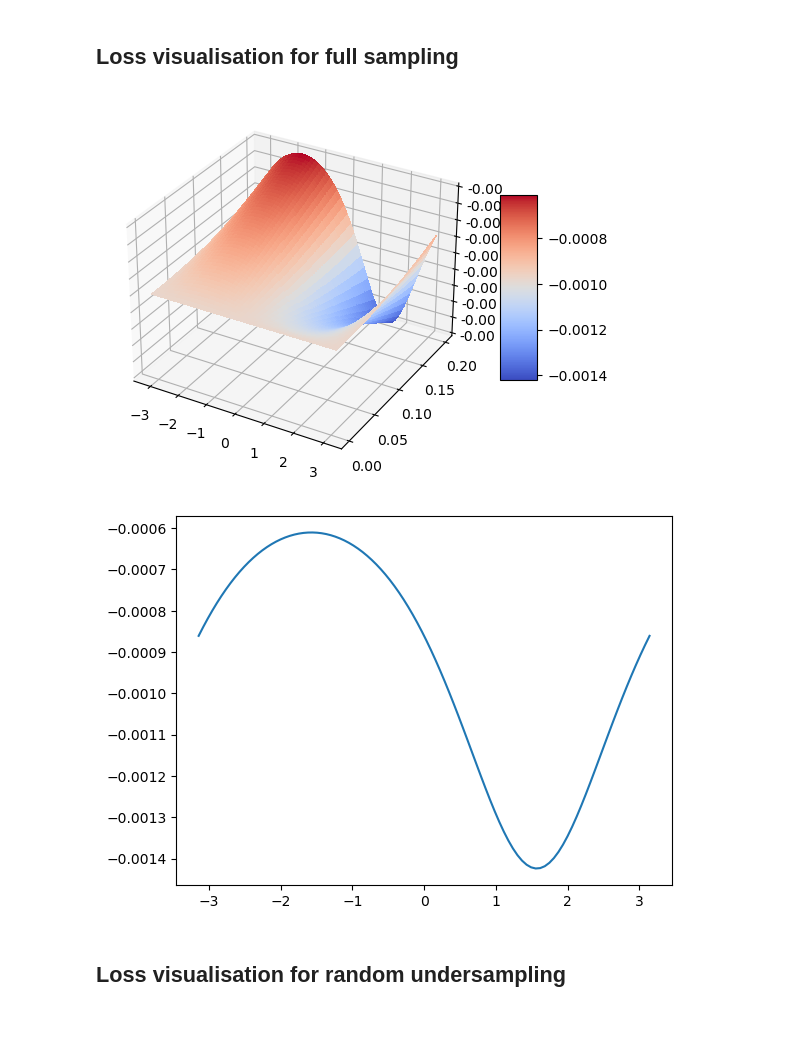
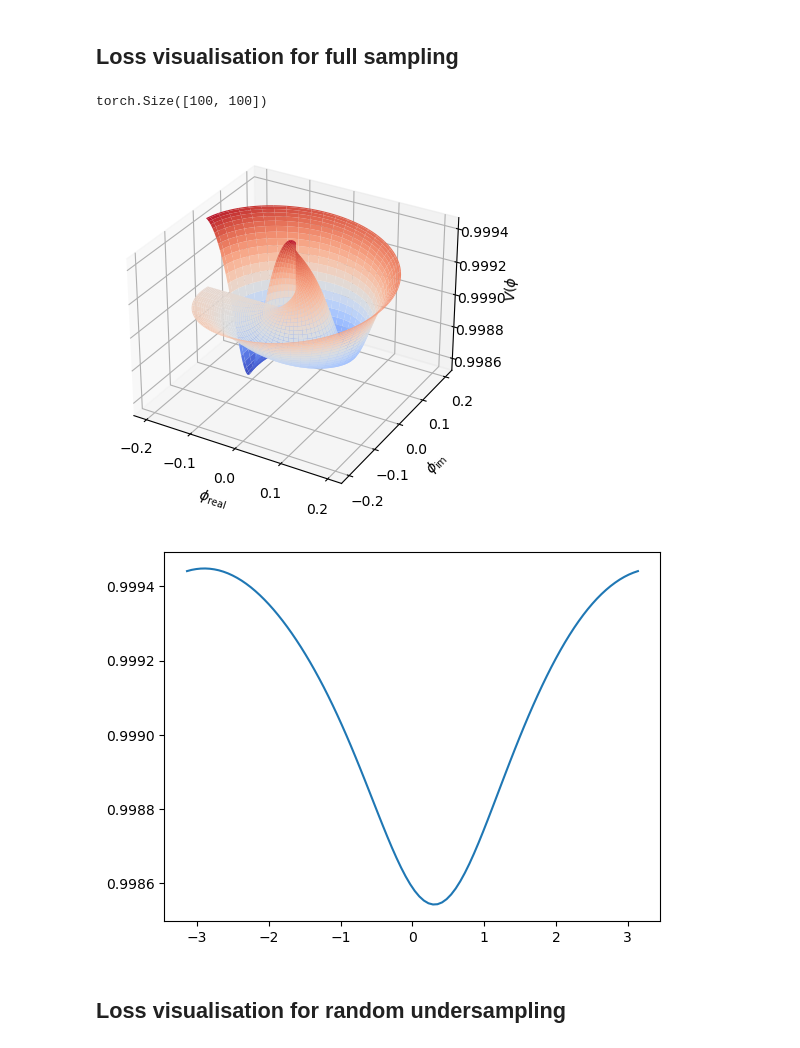
Before and after one commit to tezabhamidi/lfm-gradient-descent, a Jupyter notebook: loss_visualisation.ipynb, the cells around one changed output. Saved outputs shown, nothing was run; the diff lists cells and outputs as text; code cells hidden in the pictures.

Commit message:
Polar plot, mixing loss added

```diff
--- a/loss_visualisation.ipynb
+++ b/loss_visualisation.ipynb
@@ -41,57 +41,88 @@ def complex_oscillator_exp(
         y = y.sum(dim=-2)
 
     return y
+
+def mseloss(predicted_signal,target_signal):
+    criterion = torch.nn.MSELoss()
+    loss = criterion(torch.real(predicted_signal), torch.real(target_signal)) + criterion(torch.imag(predicted_signal), torch.imag(target_signal))-1
+    return loss
+
+def mixingloss(predicted_signal,target_signal):
+    criterion = torch.nn.MSELoss()
+    mixed_signal = predicted_signal * (1/target_signal)
+    loss = criterion(torch.real(mixed_signal),torch.ones(target_signal.shape)) + criterion(torch.imag(mixed_signal),torch.zeros(target_signal.shape))
+    return loss
 # %% [markdown]
 ## Loss visualisation for full sampling
 # %%
 N = 1024
 n = np.arange(N)
 
 
-target_freq = torch.tensor(0.5) * pi
+target_freq = torch.tensor(0.1) * pi
 
-sig = 0
-target_signal = torch.exp(1j*target_freq * n) + sig**2/2 * torch.complex(torch.randn(n.shape),torch.randn(n.shape))
+sig = 0.5
+target_signal = 0.9*torch.exp(1j*target_freq * n) + sig**2/2 * torch.complex(torch.randn(n.shape),torch.randn(n.shape))
 
-criterion = torch.nn.MSELoss()
 
 rrange = torch.linspace(0,0.2,100)
 thetarange = torch.linspace(-1,1,100) * pi
 
 mse = torch.zeros((rrange.shape[0],thetarange.shape[0]))
+mixloss = torch.zeros((rrange.shape[0],thetarange.shape[0]))
 
 for a in range(rrange.shape[0]):
     for b in range(thetarange.shape[0]):
         predicted_z = rrange[a]*torch.exp(1j * thetarange[b])  #torch.exp(1j * thetarange[i])
         predicted_signal = (complex_oscillator_exp(predicted_z, N=N))
-        mse[a,b] = criterion(torch.real(predicted_signal), torch.real(target_signal)) + criterion(torch.imag(predicted_signal), torch.imag(target_signal))-1
+        mse[a,b] = mseloss(predicted_signal,target_signal)
+        mixloss[a,b] = mixingloss(predicted_signal,target_signal)
+
 
 X, Y = np.meshgrid(thetarange, rrange)
-Z = mse
+Z = mixloss
 
-fig, ax = plt.subplots(subplot_kw={"projection": "3d"})
+print(Z.shape)
 
-# Plot the surface.
-surf = ax.plot_surface(X, Y, Z, cmap=cm.coolwarm,
-                       linewidth=0, antialiased=False)
+fig = plt.figure()
+ax = fig.add_subplot(projection = '3d')
 
-# Customize the z axis.
-#ax.set_zlim(-1.01, 1.01)
-ax.zaxis.set_major_locator(LinearLocator(10))
-# A StrMethodFormatter is used automatically
-ax.zaxis.set_major_formatter('{x:.02f}')
+R,P = np.meshgrid(rrange,thetarange)
 
-# Add a color bar which maps values to colors.
-fig.colorbar(surf, shrink=0.5, aspect=5)
+X,Y = R*np.cos(P), R*np.sin(P)
+
+ax.plot_surface(X,Y,Z,cmap = cm.coolwarm)
+
+ax.set_xlabel(r'$\phi_\mathrm{real}$')
+ax.set_ylabel(r'$\phi_\mathrm{im}$')
+ax.set_zlabel(r'$V(\phi$')
 
 plt.show()
+
+#fig, ax = plt.subplots(subplot_kw={"projection": "3d"})
+#
+## Plot the surface.
+#surf = ax.plot_surface(X, Y, Z, cmap=cm.coolwarm,
+#                       linewidth=0, antialiased=False)
+#
+## Customize the z axis.
+##ax.set_zlim(-1.01, 1.01)
+#ax.zaxis.set_major_locator(LinearLocator(10))
+## A StrMethodFormatter is used automatically
+#ax.zaxis.set_major_formatter('{x:.02f}')
+#
+## Add a color bar which maps values to colors.
+#fig.colorbar(surf, shrink=0.5, aspect=5)
+#
+#plt.show()
 # %% [output]
+torch.Size([100, 100])
-[figure, old version]
+[figure, new version]
 # %%
-plt.plot(thetarange,mse[-1,:])
+plt.plot(thetarange,Z[-1,:])
 plt.show()
 # %% [output]
-[figure, old version]
+[figure, new version]
 # %% [markdown]
 ## Loss visualisation for random undersampling
 # %%
```
Also changed, not shown: parts of 3 cells of this notebook, 1 other file.
